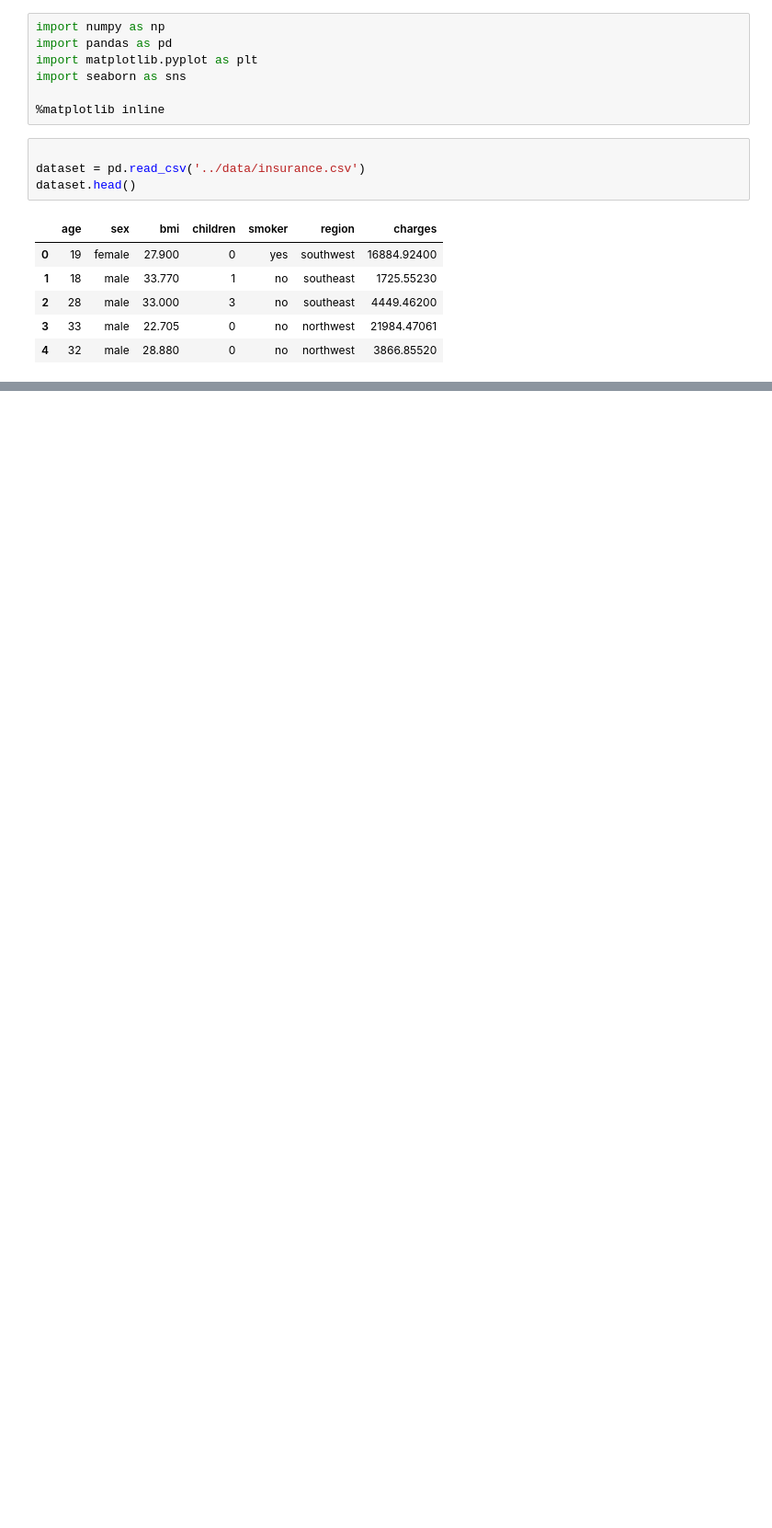
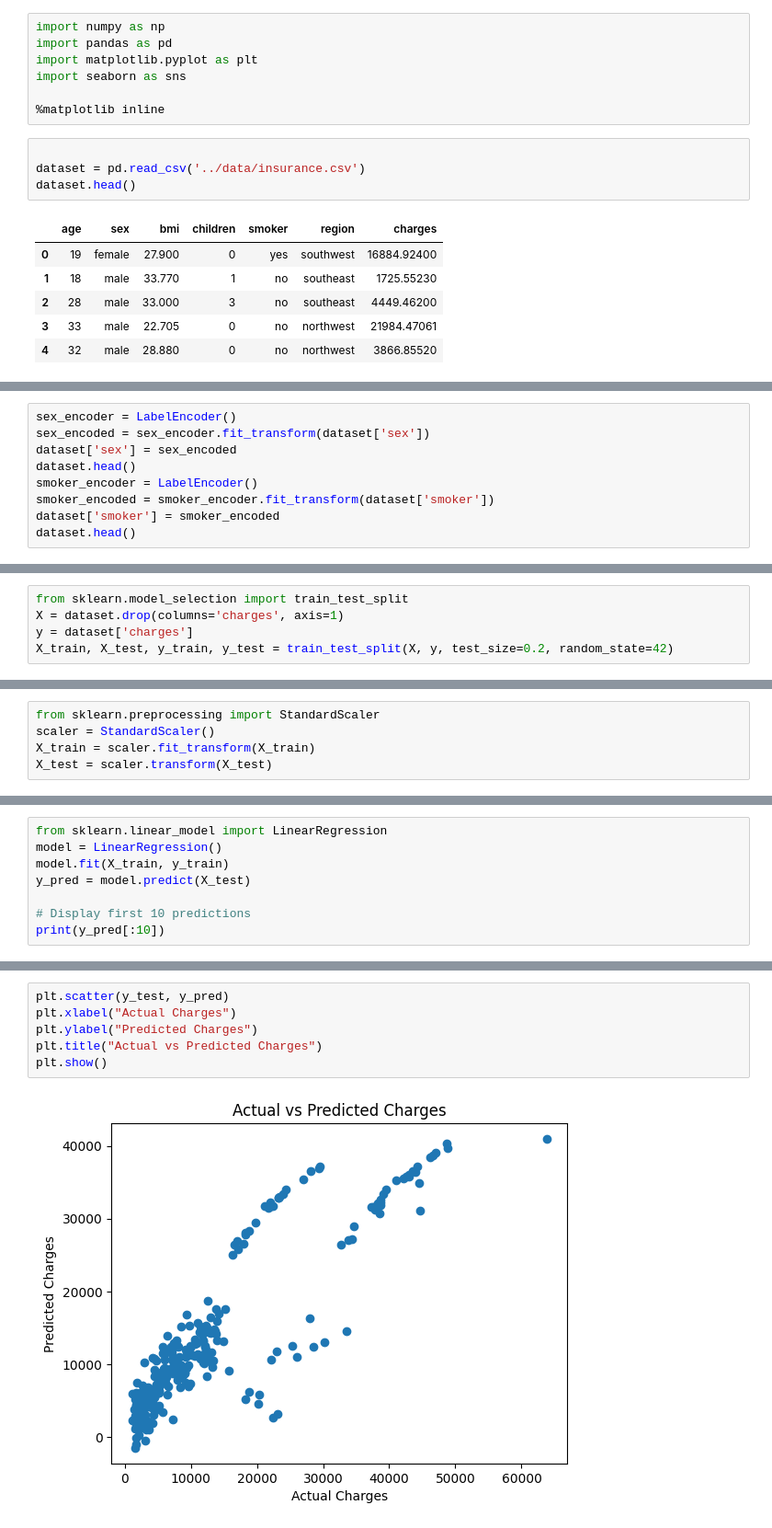
Before and after one commit to alimehdi32/Insurance_prediction, a Jupyter notebook: model/train.ipynb, the cells around one changed output, grey strips where cells are left out. Shown at 92% size. Drawn from its saved outputs; the diff is of its cells as text; blank space fills up the shorter version.

Commit message:
model is trained

```diff
--- a/model/train.ipynb
+++ b/model/train.ipynb
@@ -18,0 +93,9 @@ dataset.head()
+# %%
+sex_encoder = LabelEncoder()
+sex_encoded = sex_encoder.fit_transform(dataset['sex'])
+dataset['sex'] = sex_encoded
+dataset.head()
+smoker_encoder = LabelEncoder()
+smoker_encoded = smoker_encoder.fit_transform(dataset['smoker'])
+dataset['smoker'] = smoker_encoded
+dataset.head()
@@ -18,0 +131,5 @@ dataset.head()
+# %%
+from sklearn.model_selection import train_test_split
+X = dataset.drop(columns='charges', axis=1)
+y = dataset['charges']
+X_train, X_test, y_train, y_test = train_test_split(X, y, test_size=0.2, random_state=42)
@@ -18,0 +145,5 @@ dataset.head()
+# %%
+from sklearn.preprocessing import StandardScaler
+scaler = StandardScaler()
+X_train = scaler.fit_transform(X_train)
+X_test = scaler.transform(X_test)
@@ -18,0 +165,8 @@ dataset.head()
+# %%
+from sklearn.linear_model import LinearRegression
+model = LinearRegression()
+model.fit(X_train, y_train)
+y_pred = model.predict(X_test)
+
+# Display first 10 predictions
+print(y_pred[:10])
@@ -18,0 +177,8 @@ dataset.head()
+# %%
+plt.scatter(y_test, y_pred)
+plt.xlabel("Actual Charges")
+plt.ylabel("Predicted Charges")
+plt.title("Actual vs Predicted Charges")
+plt.show()
+# %% [output]
+[figure, added]
```
Also changed, not shown: parts of 25 cells of this notebook, 2 other files.
